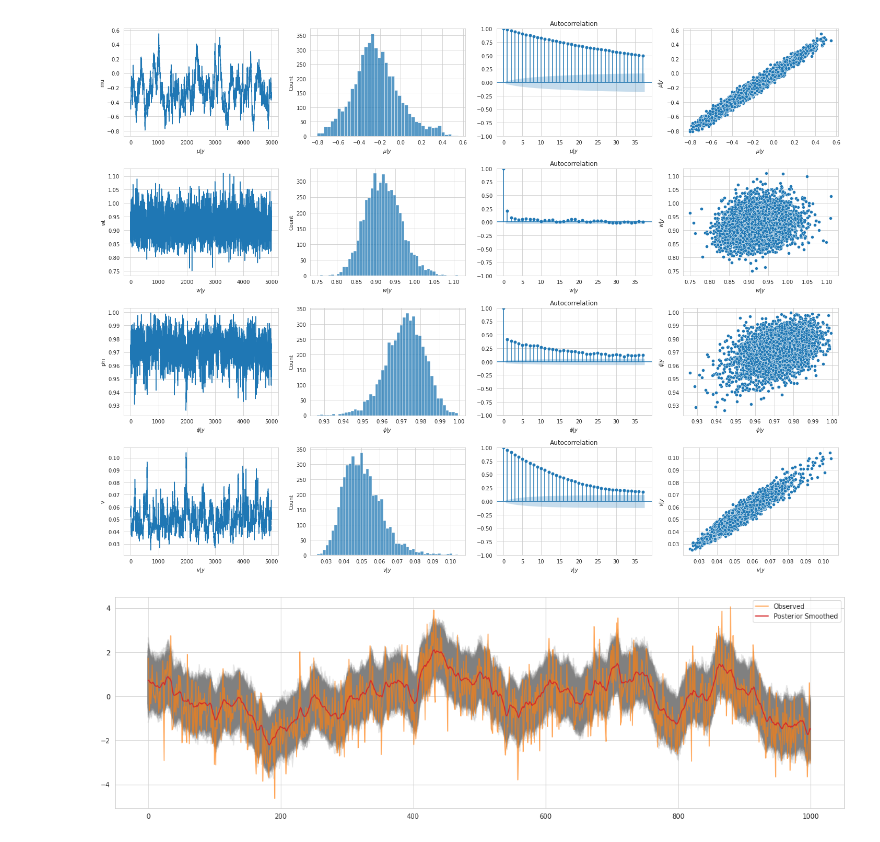
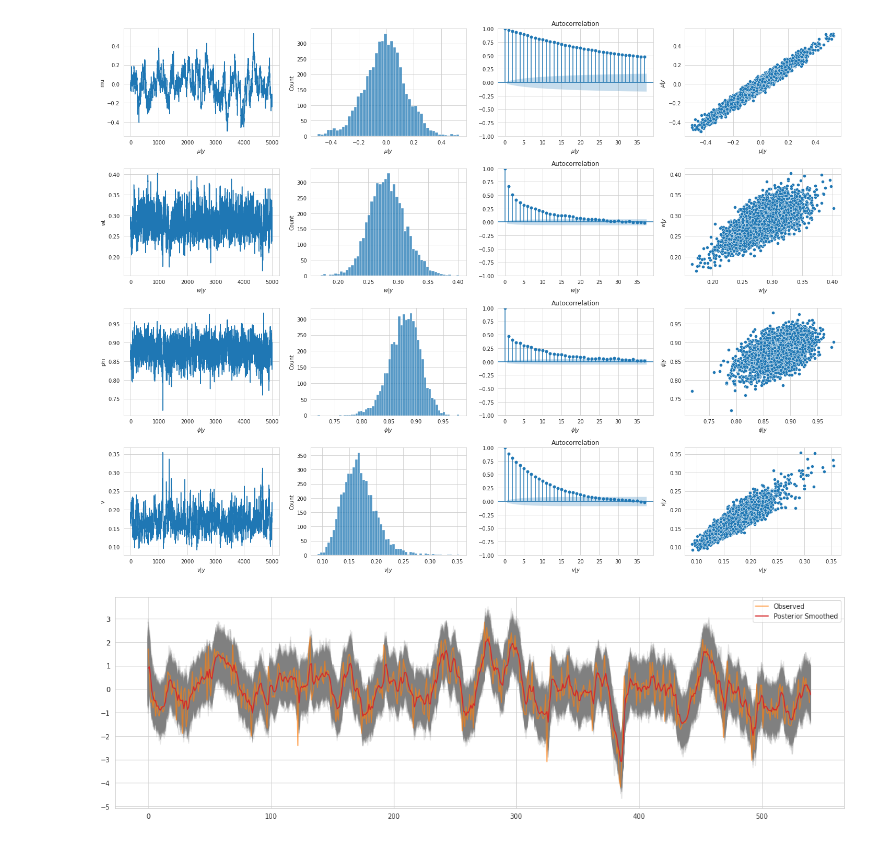
Before and after one commit to WHITSNAK/sta831-sp23, a Jupyter notebook: ch4/hw6 - HMM Posteriors.ipynb, the cells around one changed output. Cells and saved outputs as stored; diff of their text form; code cells hidden in the pictures.

```diff
--- a/ch4/hw6 - HMM Posteriors.ipynb
+++ b/ch4/hw6 - HMM Posteriors.ipynb
@@ -36,7 +36,7 @@ soi = pd.read_table("../data/soi.txt", names=['soi']).soi
 # %%
 # initialize
 sampler = HMMAR1GibbsSampler(
-    ys = df['ys'],
+    ys = soi.values,
     priors=HMMAR1GibbsSampler.Priors(
         mu0=0, mu_var=1,
         w0=0.8, w_ddof=5,
@@ -99,18 +99,18 @@ ax[3,3].set_ylabel('$v|y$')
 fig.tight_layout()
 fig.show()
 # %% [output]
-[figure, old version]
+[figure, new version]
 # %%
 traces = np.array(list(map(lambda x: x[1], posterior_samples))).T
 
 fig, ax = plt.subplots(figsize=(16, 5))
 
 ax.plot(traces, alpha=0.2, color='grey')
-ax.plot(df['ys'], alpha=0.7, color=sns.color_palette()[1], label='Observed')
+ax.plot(soi, alpha=0.7, color=sns.color_palette()[1], label='Observed')
 ax.plot(traces.mean(1), color=sns.color_palette()[3], label='Posterior Smoothed')
 
 ax.legend()
 fig.tight_layout()
 fig.show()
 # %% [output]
-[figure, old version]
+[figure, new version]
```
Also changed, not shown: 2 other files.
